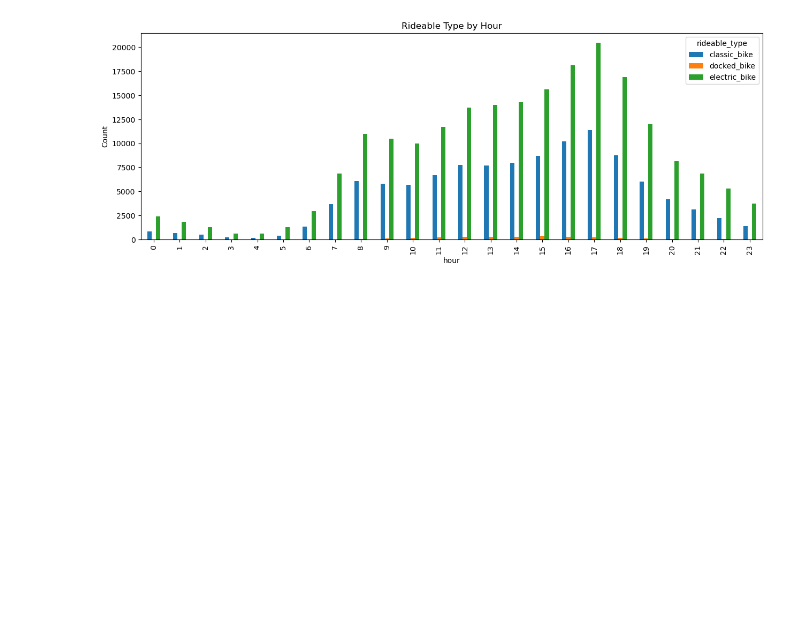
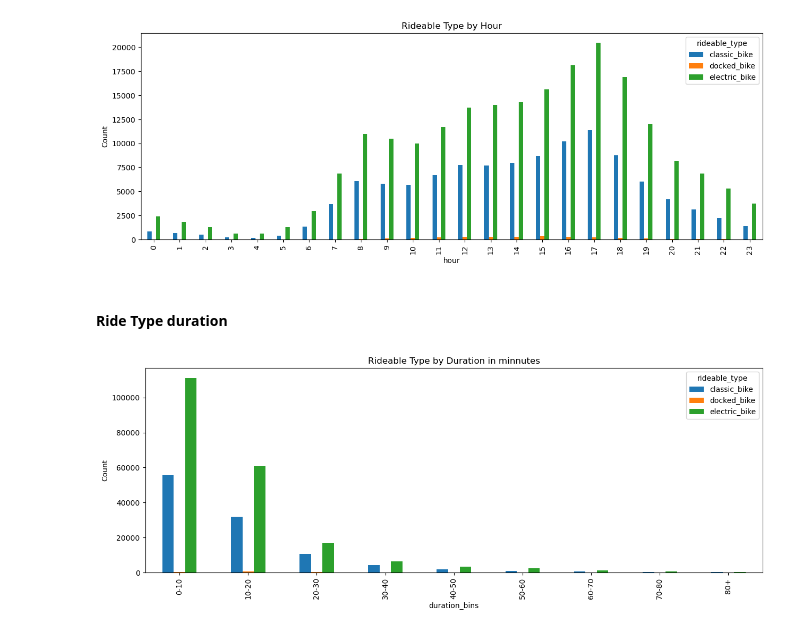
Before and after one commit to yiyiyang81/INSY662-Group-Project, a Jupyter notebook: EDA/EDA_Notebook.ipynb, the cells around one changed output. Cells and saved outputs as stored; diff of their text form; code cells hidden in the pictures; blank space fills up the shorter version.

Commit message:
''' Added some predictor and target variable relationship plots
''

```diff
--- a/EDA/EDA_Notebook.ipynb
+++ b/EDA/EDA_Notebook.ipynb
@@ -87,3 +95,21 @@ plt.title('Rideable Type by Hour')
 plt.show()
 # %% [output]
 [figure]
+# %% [markdown]
+#### Ride Type duration
+# %%
+# Create a pivot table to view the relationship between duration (in minutes) and rideable_type, duration has high cardinality so we will bin the values
+
+# create bins for duration (in minutes)
+bins = [0, 10, 20, 30, 40, 50, 60, 70, 80, 90]
+labels = ['0-10', '10-20', '20-30', '30-40', '40-50', '50-60', '60-70', '70-80', '80+']
+df['duration_bins'] = pd.cut(df['duration'], bins=bins, labels=labels)
+
+# create a pivot table to view the relationship between duration and rideable_type
+duration_rideable_type = df.pivot_table(index='duration_bins', columns='rideable_type', values='duration', aggfunc='count')
+duration_rideable_type.plot.bar(figsize=(15,5))
+plt.ylabel('Count')
+plt.title('Rideable Type by Duration in minnutes')
+plt.show()
+# %% [output]
+[figure, added]
```
Also changed, not shown: parts of 7 cells of this notebook.
